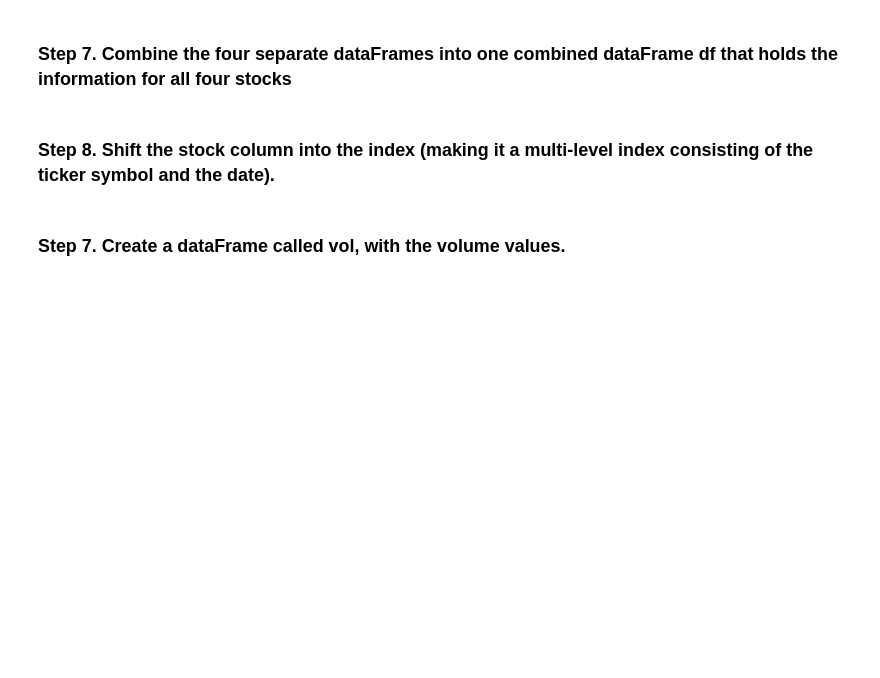
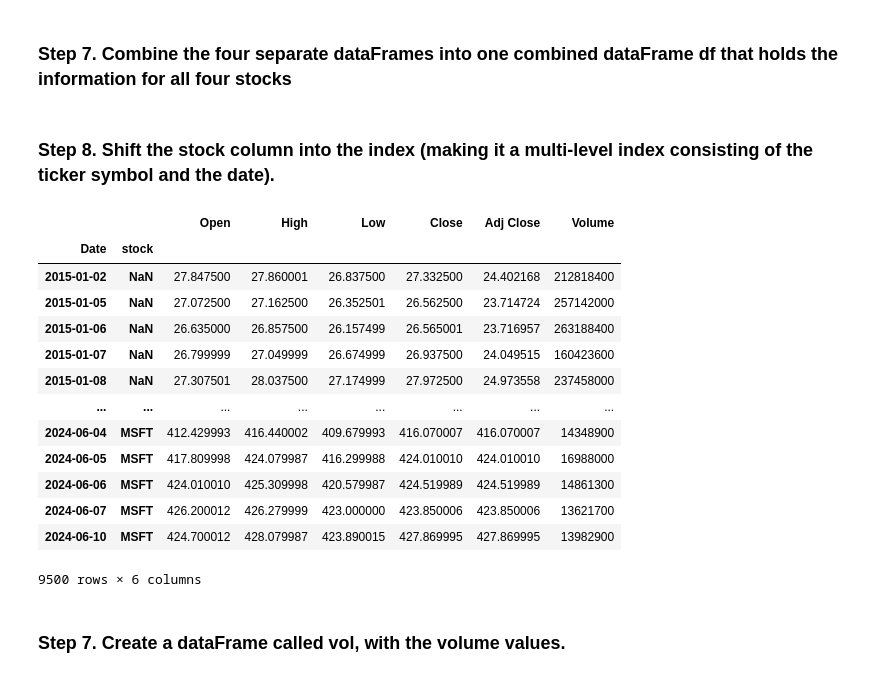
Before and after one commit to ducnguyentrungai/LapTrinhAI, a Jupyter notebook: week8/09_Time_Series/Getting_Financial_Data/Exercises.ipynb, the cells around one changed output. Cells and saved outputs as stored; diff of their text form; code cells hidden in the pictures; blank space fills up the shorter version.

```diff
--- a/week8/09_Time_Series/Getting_Financial_Data/Exercises.ipynb
+++ b/week8/09_Time_Series/Getting_Financial_Data/Exercises.ipynb
@@ -51,0 +52,7 @@ If you do not have an API key for any of the supported APIs, it is easiest to ge
+# %%
+start_date = '2015-01-01'
+end_date = datetime.today().strftime('%Y-%m-%d')
+
+df_apple = yf.download('AAPL', start=start_date, end=end_date)
+
+print(df_apple)
@@ -52,4 +78,15 @@ If you do not have an API key for any of the supported APIs, it is easiest to ge
 # %% [markdown]
 ### Step 5. Add a new column "stock" to the dataframe and add the ticker symbol
+# %%
+df_apple['stock'] = 'AAPL'
+df_apple.head()
 # %% [markdown]
 ### Step 6. Repeat the two previous steps for a few other stocks, always creating a new dataframe: Tesla, IBM and Microsoft. (Ticker symbols TSLA, IBM and MSFT.)
+# %%
+df_tsla = yf.download('TSLA', start=start_date, end=end_date)
+df_ibm = yf.download('IBM', start=start_date, end=end_date)
+df_msft = yf.download('MSFT', start=start_date, end=end_date)
+
+df_tsla['stock'] = 'TSLA'
+df_ibm['stock'] = 'IBM'
+df_msft['stock'] = 'MSFT'
@@ -56,6 +97,27 @@ If you do not have an API key for any of the supported APIs, it is easiest to ge
 # %% [markdown]
 ### Step 7. Combine the four separate dataFrames into one combined dataFrame df that holds the information for all four stocks
+# %%
+df = pd.concat([df_apple,df_tsla,df_ibm,df_msft])
 # %% [markdown]
 ### Step 8. Shift the stock column into the index (making it a multi-level index consisting of the ticker symbol and the date).
+# %%
+df['Date'] = df.index
+df_stock = df.set_index(['Date','stock'],drop=True)
+df_stock
+# %% [output]
+|  |  | Open | High | Low | Close | Adj Close | Volume |
+| Date | stock |  |  |  |  |  |  |
+| 2015-01-02 | NaN | 27.847500 | 27.860001 | 26.837500 | 27.332500 | 24.402168 | 212818400 |
+| 2015-01-05 | NaN | 27.072500 | 27.162500 | 26.352501 | 26.562500 | 23.714724 | 257142000 |
+| 2015-01-06 | NaN | 26.635000 | 26.857500 | 26.157499 | 26.565001 | 23.716957 | 263188400 |
+| 2015-01-07 | NaN | 26.799999 | 27.049999 | 26.674999 | 26.937500 | 24.049515 | 160423600 |
+| 2015-01-08 | NaN | 27.307501 | 28.037500 | 27.174999 | 27.972500 | 24.973558 | 237458000 |
+| ... | ... | ... | ... | ... | ... | ... | ... |
+| 2024-06-04 | MSFT | 412.429993 | 416.440002 | 409.679993 | 416.070007 | 416.070007 | 14348900 |
+| 2024-06-05 | MSFT | 417.809998 | 424.079987 | 416.299988 | 424.010010 | 424.010010 | 16988000 |
+| 2024-06-06 | MSFT | 424.010010 | 425.309998 | 420.579987 | 424.519989 | 424.519989 | 14861300 |
+| 2024-06-07 | MSFT | 426.200012 | 426.279999 | 423.000000 | 423.850006 | 423.850006 | 13621700 |
+| 2024-06-10 | MSFT | 424.700012 | 428.079987 | 423.890015 | 427.869995 | 427.869995 | 13982900 |
+9500 rows × 6 columns
 # %% [markdown]
 ### Step 7. Create a dataFrame called vol, with the volume values.
```
Also changed, not shown: parts of 10 cells of this notebook, 3 other files.
